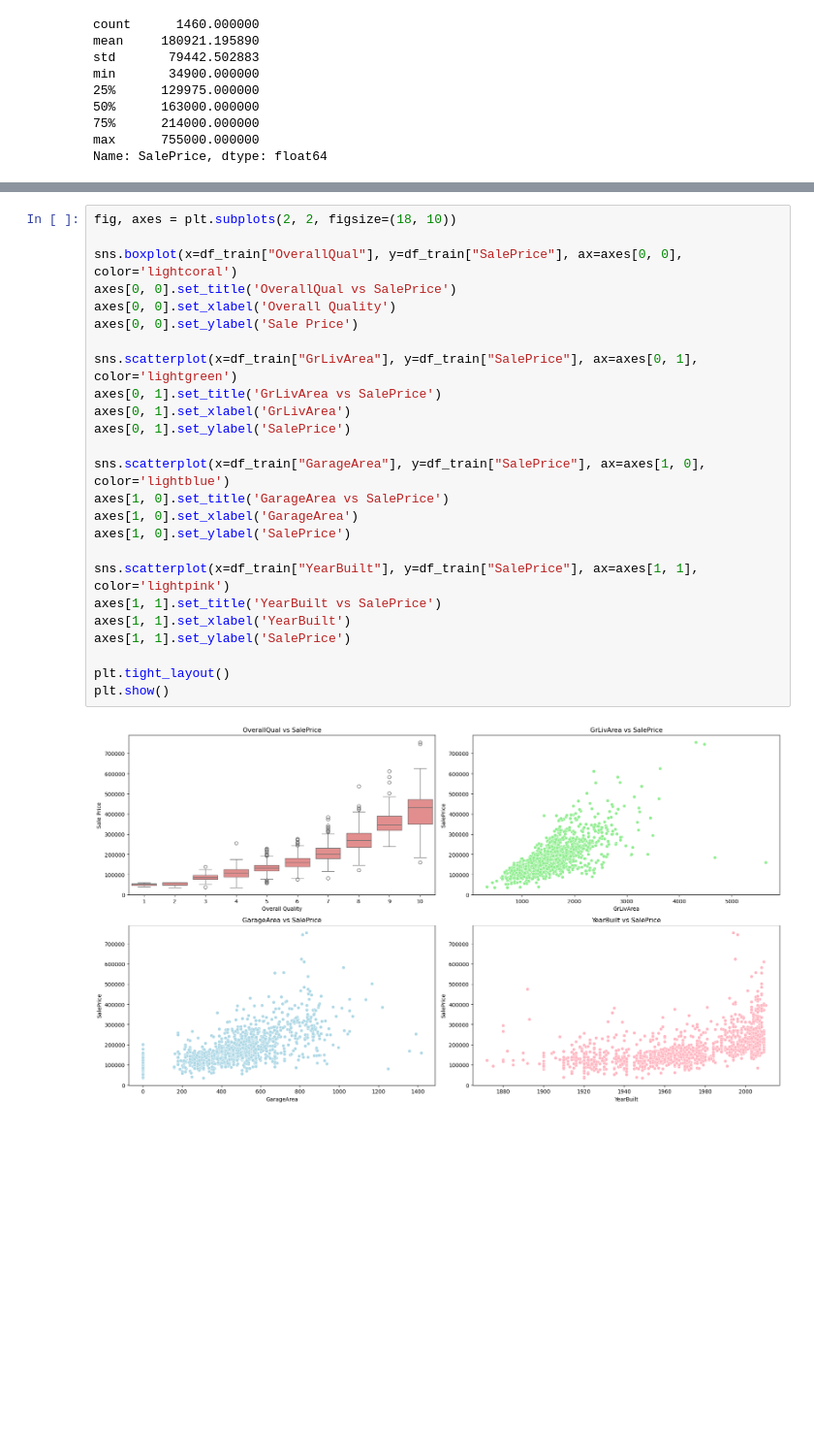
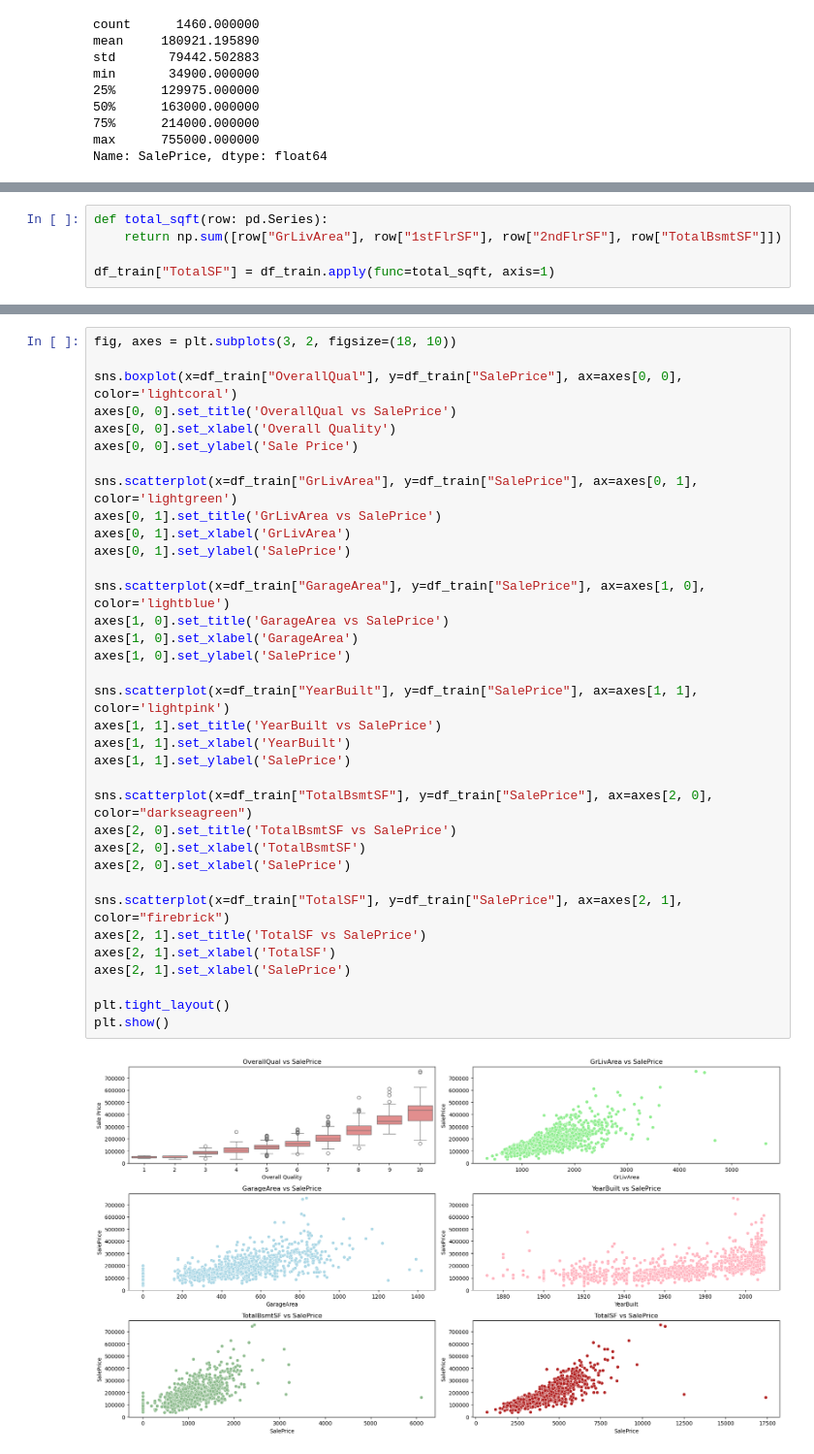
Before and after one commit to blazekotsenburg/kaggle_home_price_pred_playground, a Jupyter notebook: eda.ipynb, the cells around one changed output, grey strips where cells are left out. Shown at 97% size. Saved outputs shown, nothing was run; the diff lists cells and outputs as text; blank space fills up the shorter version.

```diff
--- a/eda.ipynb
+++ b/eda.ipynb
@@ -121,3 +162,8 @@ This seems to represent somewhat real world data where the amount of expensive h
+# %%
+def total_sqft(row: pd.Series):
+    return np.sum([row["GrLivArea"], row["1stFlrSF"], row["2ndFlrSF"], row["TotalBsmtSF"]])
+
+df_train["TotalSF"] = df_train.apply(func=total_sqft, axis=1)
 # %%
 num = df_train.select_dtypes(include=[np.number])
 spearman_target_corr = num.corrwith(df_train["SalePrice"], method="spearman").sort_values(ascending=False).to_frame()
@@ -145,30 +191,40 @@ df_correlations.rename(columns={"0_x": "SpearmanCorr", "0_y": "PearsonCorr"}).he
 # %%
-fig, axes = plt.subplots(2, 2, figsize=(18, 10))
+fig, axes = plt.subplots(3, 2, figsize=(18, 10))
 
 sns.boxplot(x=df_train["OverallQual"], y=df_train["SalePrice"], ax=axes[0, 0], color='lightcoral')
 axes[0, 0].set_title('OverallQual vs SalePrice')
 axes[0, 0].set_xlabel('Overall Quality')
 axes[0, 0].set_ylabel('Sale Price')
 
 sns.scatterplot(x=df_train["GrLivArea"], y=df_train["SalePrice"], ax=axes[0, 1], color='lightgreen')
 axes[0, 1].set_title('GrLivArea vs SalePrice')
 axes[0, 1].set_xlabel('GrLivArea')
 axes[0, 1].set_ylabel('SalePrice')
 
 sns.scatterplot(x=df_train["GarageArea"], y=df_train["SalePrice"], ax=axes[1, 0], color='lightblue')
 axes[1, 0].set_title('GarageArea vs SalePrice')
 axes[1, 0].set_xlabel('GarageArea')
 axes[1, 0].set_ylabel('SalePrice')
 
 sns.scatterplot(x=df_train["YearBuilt"], y=df_train["SalePrice"], ax=axes[1, 1], color='lightpink')
 axes[1, 1].set_title('YearBuilt vs SalePrice')
 axes[1, 1].set_xlabel('YearBuilt')
 axes[1, 1].set_ylabel('SalePrice')
 
+sns.scatterplot(x=df_train["TotalBsmtSF"], y=df_train["SalePrice"], ax=axes[2, 0], color="darkseagreen")
+axes[2, 0].set_title('TotalBsmtSF vs SalePrice')
+axes[2, 0].set_xlabel('TotalBsmtSF')
+axes[2, 0].set_xlabel('SalePrice')
+
+sns.scatterplot(x=df_train["TotalSF"], y=df_train["SalePrice"], ax=axes[2, 1], color="firebrick")
+axes[2, 1].set_title('TotalSF vs SalePrice')
+axes[2, 1].set_xlabel('TotalSF')
+axes[2, 1].set_xlabel('SalePrice')
+
 plt.tight_layout()
 plt.show()
 # %% [output]
-[figure, old version]
+[figure, new version]
 # %%
 num = df_train.select_dtypes(include=[np.number])
 corr_num = num.corr(method="spearman")
```
Also changed, not shown: parts of 39 cells of this notebook, 13 other files.
